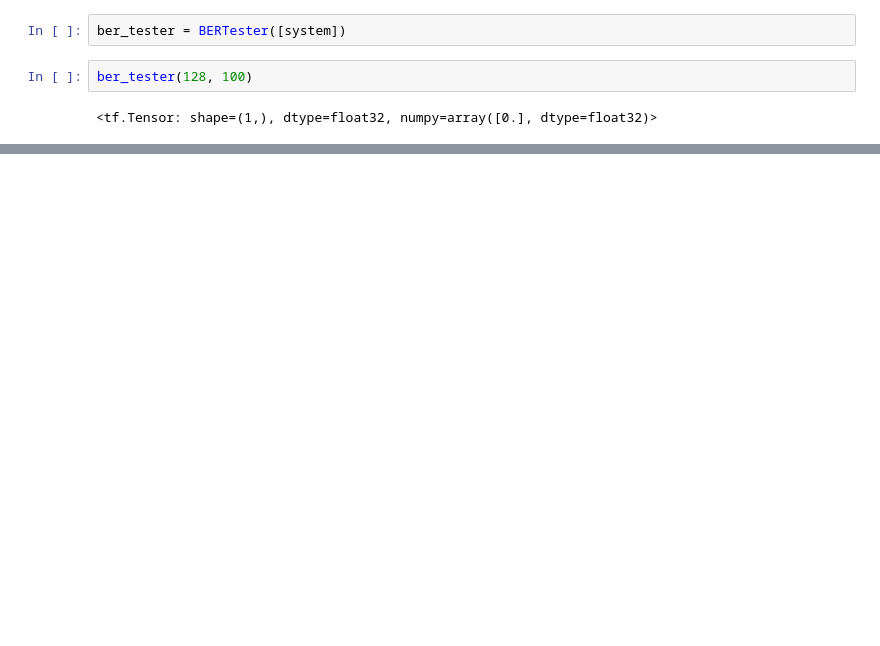
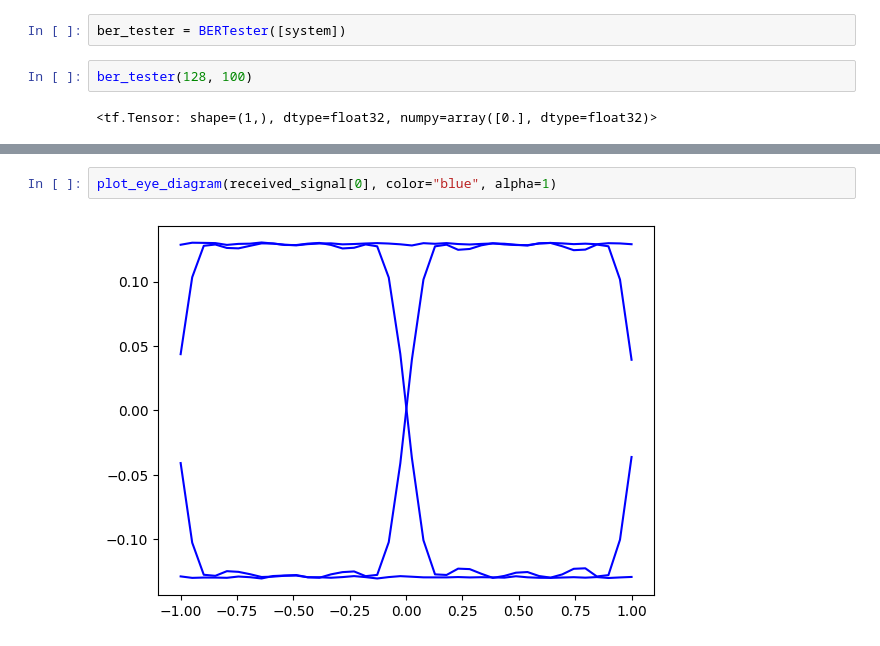
Before and after one commit to ivknv/tf-ofcs, a Jupyter notebook: optical_communication_system.ipynb, the cells around one changed output, grey strips where cells are left out. Cells and saved outputs as stored; diff of their text form; blank space fills up the shorter version.

```diff
--- a/optical_communication_system.ipynb
+++ b/optical_communication_system.ipynb
@@ -136,0 +135,4 @@ plt.legend()
+# %%
+plot_eye_diagram(received_signal[0], color="blue", alpha=1)
+# %% [output]
+[figure, added]
```
Also changed, not shown: parts of 4 cells of this notebook, 1 other file.
